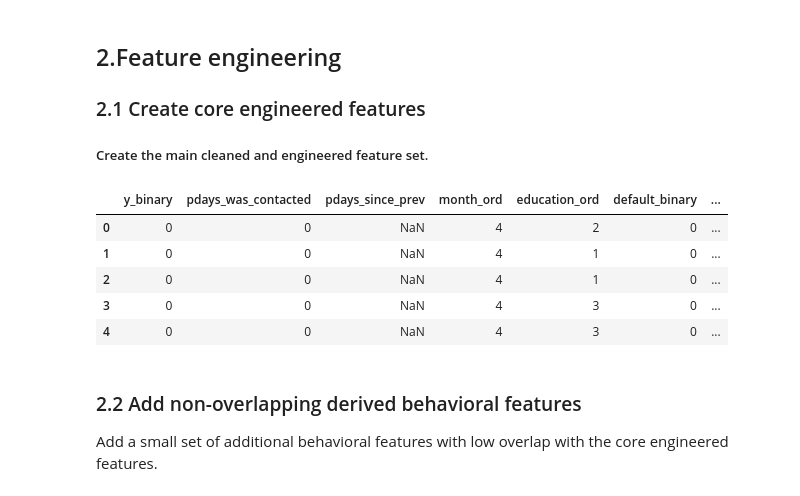
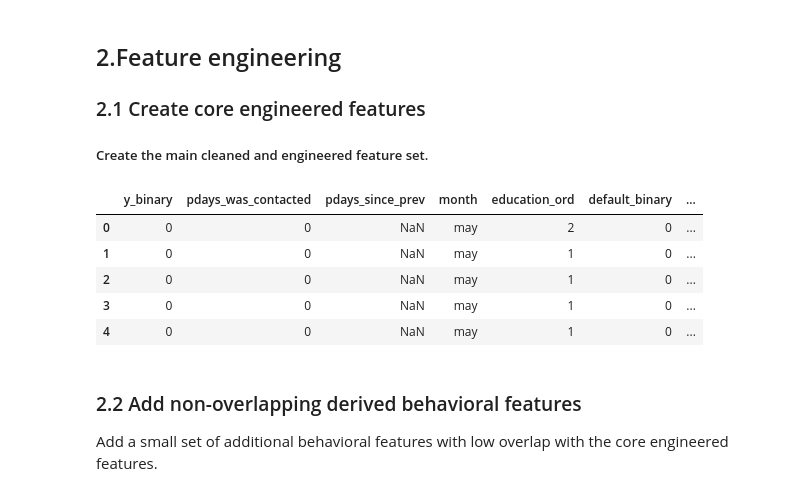
Before and after one commit to tonantzin-real/IDS_705_final_project, a Jupyter notebook: 01_data_processing.ipynb, the cells around one changed output. Saved outputs shown, nothing was run; the diff lists cells and outputs as text; code cells hidden in the pictures.

```diff
--- a/01_data_processing.ipynb
+++ b/01_data_processing.ipynb
@@ -654,49 +654,45 @@ month_order = [
     "jul",
     "aug",
     "sep",
     "oct",
     "nov",
     "dec",
 ]
 processed["month"] = pd.Categorical(
-    processed["month"], categories=month_order, ordered=True
-)
-processed["month_ord"] = (
-    processed["month"].cat.codes.replace(-1, np.nan).astype("Int64")
+    processed["month"], categories=month_order, ordered=False
 )
 
-education_order = ["primary", "secondary", "tertiary", "unknown"]
-processed["education"] = pd.Categorical(
-    processed["education"], categories=education_order, ordered=True
-)
+education_map = {"primary": 0, "secondary": 1, "tertiary": 2}
+processed["education_ord"] = processed["education"].map(education_map)
+education_fill_value = int(processed["education_ord"].median())
 processed["education_ord"] = (
-    processed["education"].cat.codes.replace(-1, np.nan).astype("Int64")
+    processed["education_ord"].fillna(education_fill_value).astype(np.int8)
 )
 
 for c in ["default", "housing", "loan"]:
     processed[f"{c}_binary"] = (processed[c] == "yes").astype(np.int8)
 
 display(
     processed[
         [
             "y_binary",
             "pdays_was_contacted",
             "pdays_since_prev",
-            "month_ord",
+            "month",
             "education_ord",
             "default_binary",
             "housing_binary",
             "loan_binary",
         ]
     ].head()
 )
 # %% [output]
-|  | y_binary | pdays_was_contacted | pdays_since_prev | month_ord | education_ord | default_binary | ... |
-| 0 | 0 | 0 | NaN | 4 | 2 | 0 | ... |
-| 1 | 0 | 0 | NaN | 4 | 1 | 0 | ... |
-| 2 | 0 | 0 | NaN | 4 | 1 | 0 | ... |
-| 3 | 0 | 0 | NaN | 4 | 3 | 0 | ... |
-| 4 | 0 | 0 | NaN | 4 | 3 | 0 | ... |
+|  | y_binary | pdays_was_contacted | pdays_since_prev | month | education_ord | default_binary | ... |
+| 0 | 0 | 0 | NaN | may | 2 | 0 | ... |
+| 1 | 0 | 0 | NaN | may | 1 | 0 | ... |
+| 2 | 0 | 0 | NaN | may | 1 | 0 | ... |
+| 3 | 0 | 0 | NaN | may | 1 | 0 | ... |
+| 4 | 0 | 0 | NaN | may | 1 | 0 | ... |
 # %% [markdown]
 ### 2.2 Add non-overlapping derived behavioral features
 Add a small set of additional behavioral features with low overlap with the core engineered features.
```
Also changed, not shown: parts of 10 cells of this notebook.
